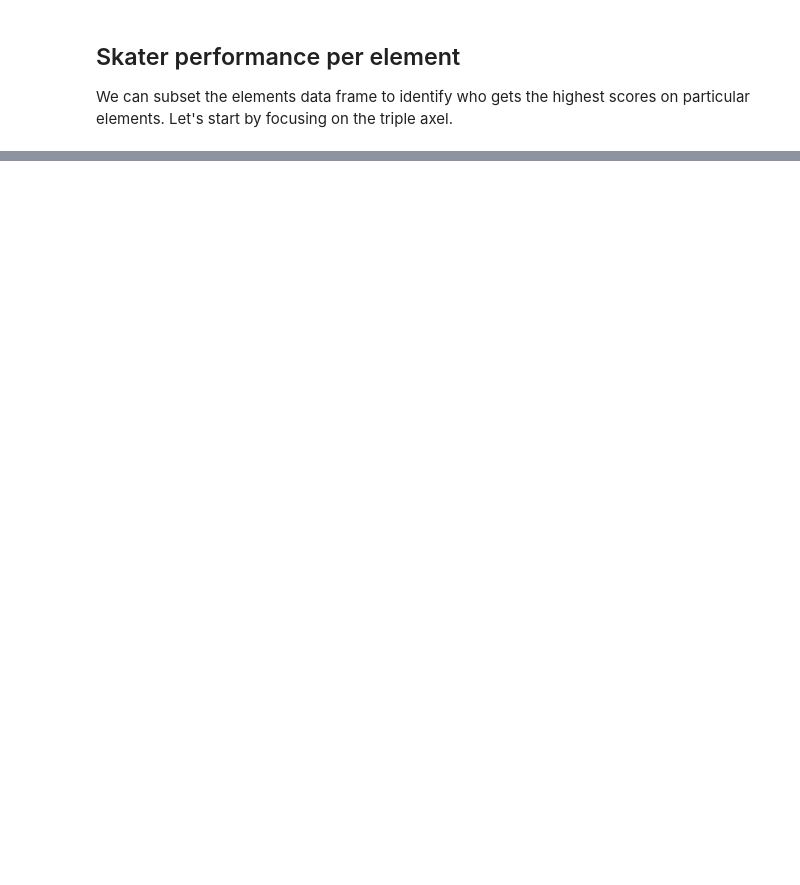
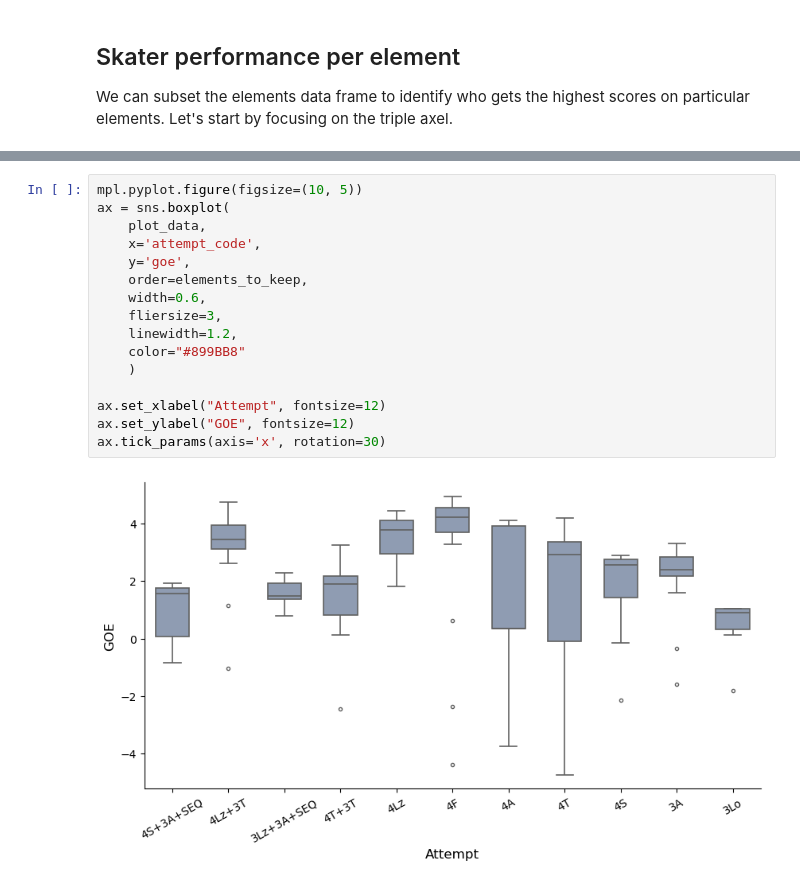
Before and after one commit to erleholgersen/cleanskate, a Jupyter notebook: examples/quick_start.ipynb, the cells around one changed output, grey strips where cells are left out. Saved outputs shown, nothing was run; the diff lists cells and outputs as text; blank space fills up the shorter version.

```diff
--- a/examples/quick_start.ipynb
+++ b/examples/quick_start.ipynb
@@ -132,0 +161,18 @@ senior_jumps[ senior_jumps['attempt_code'].str.startswith('4A') ]
+# %%
+mpl.pyplot.figure(figsize=(10, 5))
+ax = sns.boxplot(
+    plot_data,
+    x='attempt_code',
+    y='goe',
+    order=elements_to_keep,
+    width=0.6,
+    fliersize=3,
+    linewidth=1.2,
+    color="#899BB8"
+    )
+
+ax.set_xlabel("Attempt", fontsize=12)
+ax.set_ylabel("GOE", fontsize=12)
+ax.tick_params(axis='x', rotation=30)
+# %% [output]
+[figure, added]
```
Also changed, not shown: parts of 12 cells of this notebook, 4 other files.
